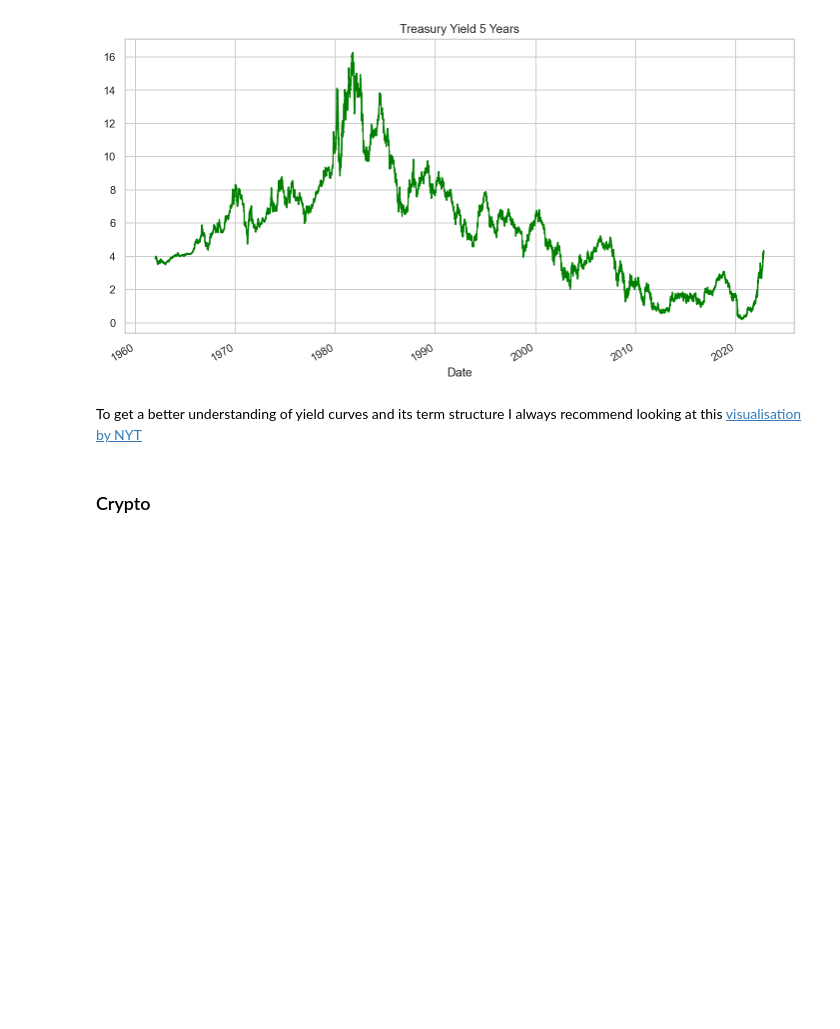
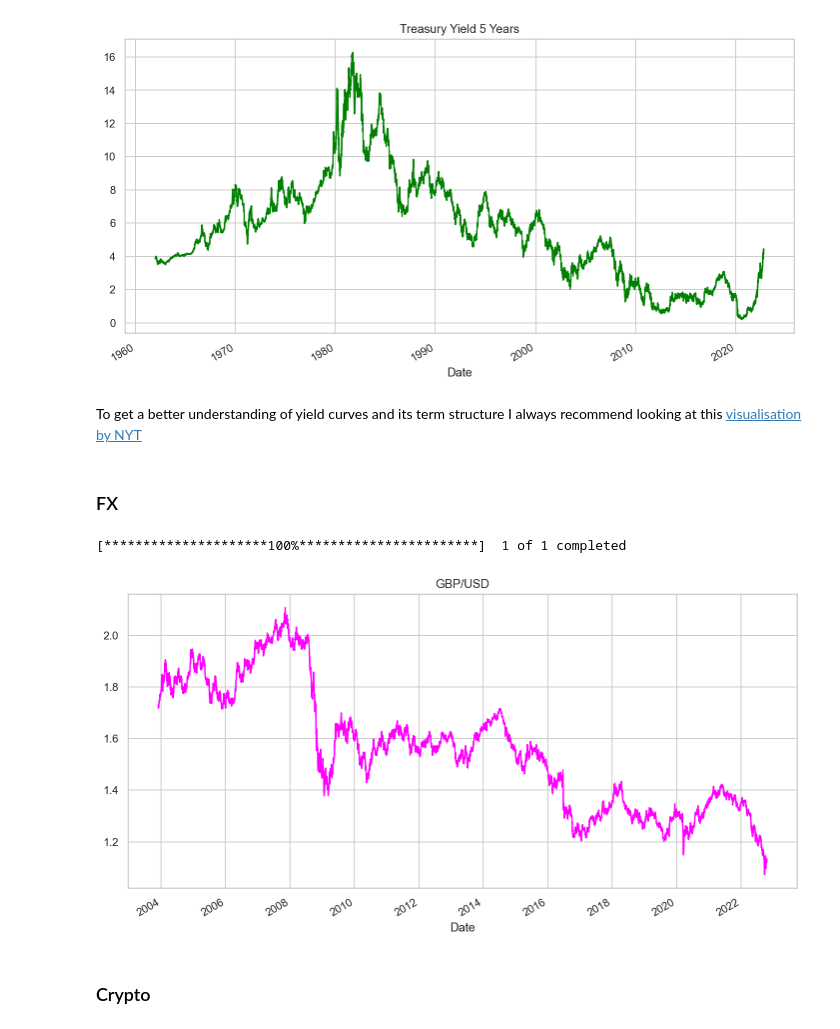
Before and after one commit to quantgirluk/ICMM, a Jupyter notebook: Day 1/Part_1_4.ipynb, the cells around one changed output. Drawn from its saved outputs; the diff is of its cells as text; code cells hidden in the pictures; blank space fills up the shorter version.

```diff
--- a/Day 1/Part_1_4.ipynb
+++ b/Day 1/Part_1_4.ipynb
@@ -76,6 +78,16 @@ plt.show()
 [figure]
 # %% [markdown]
 To get a better understanding of yield curves and its term structure I always recommend looking at this [visualisation by NYT](https://www.nytimes.com/interactive/2015/03/19/upshot/3d-yield-curve-economic-growth.html)
+# %% [markdown]
+### FX
+# %%
+fx_df = yf.download('GBPUSD=X')
+plt.figure(figsize=(12, 6))
+fx_df['Close'].plot(color='magenta', title="GBP/USD")
+plt.show()
+# %% [output]
+[*********************100%***********************]  1 of 1 completed
+[figure, added]
 # %% [markdown]
 ### Crypto
 # %%
```
Also changed, not shown: parts of 3 cells of this notebook, 5 other files.
